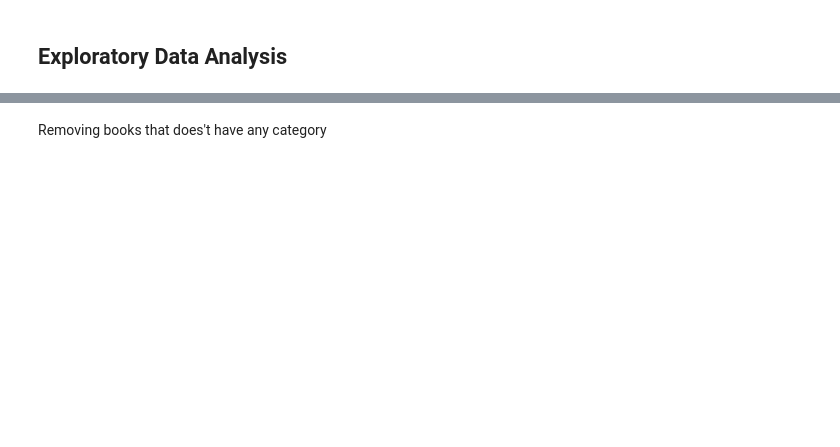
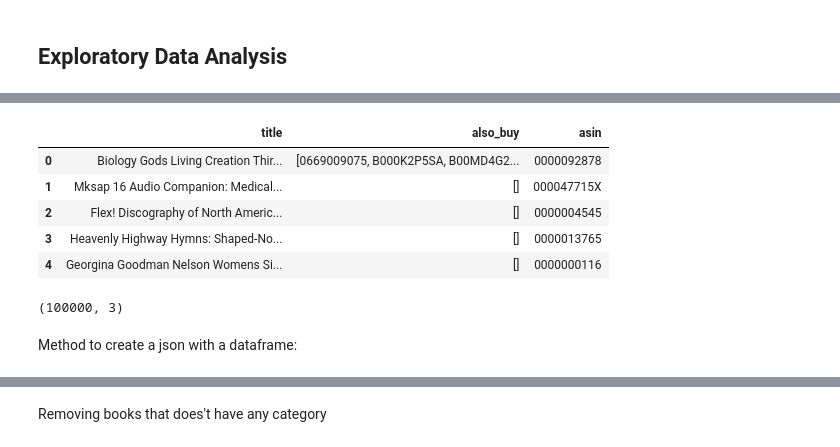
Before and after one commit to adilsitos/Semantic-Search-Amazon-Data, a Jupyter notebook: EDA Amazon Data Review.ipynb, the cells around one changed output, grey strips where cells are left out. Drawn from its saved outputs; the diff is of its cells as text; code cells hidden in the pictures; blank space fills up the shorter version.

```diff
--- a/EDA Amazon Data Review.ipynb
+++ b/EDA Amazon Data Review.ipynb
@@ -40 +60,19 @@ Converting this dataframe to json and saving it. The converted json has the foll
+# %%
+df = df.drop(columns=['category', 'tech1', 'description', 'fit', 'also_view',
+              'main_cat', 'imageURL', 'imageURLHighRes','tech2',
+              'brand', 'feature', 'rank', 'similar_item', 'date', 'price'])
+df.head()
+# %% [output]
+|  | title | also_buy | asin |
+| 0 | Biology Gods Living Creation Thir... | [0669009075, B000K2P5SA, B00MD4G2... | 0000092878 |
+| 1 | Mksap 16 Audio Companion: Medical... | [] | 000047715X |
+| 2 | Flex! Discography of North Americ... | [] | 0000004545 |
+| 3 | Heavenly Highway Hymns: Shaped-No... | [] | 0000013765 |
+| 4 | Georgina Goodman Nelson Womens Si... | [] | 0000000116 |
+# %%
+df.shape
+# %% [output]
+(100000, 3)
+# %% [markdown]
+Method to create a json with a dataframe:
 # %%
```
Also changed, not shown: parts of 22 cells of this notebook, 2 other files.
